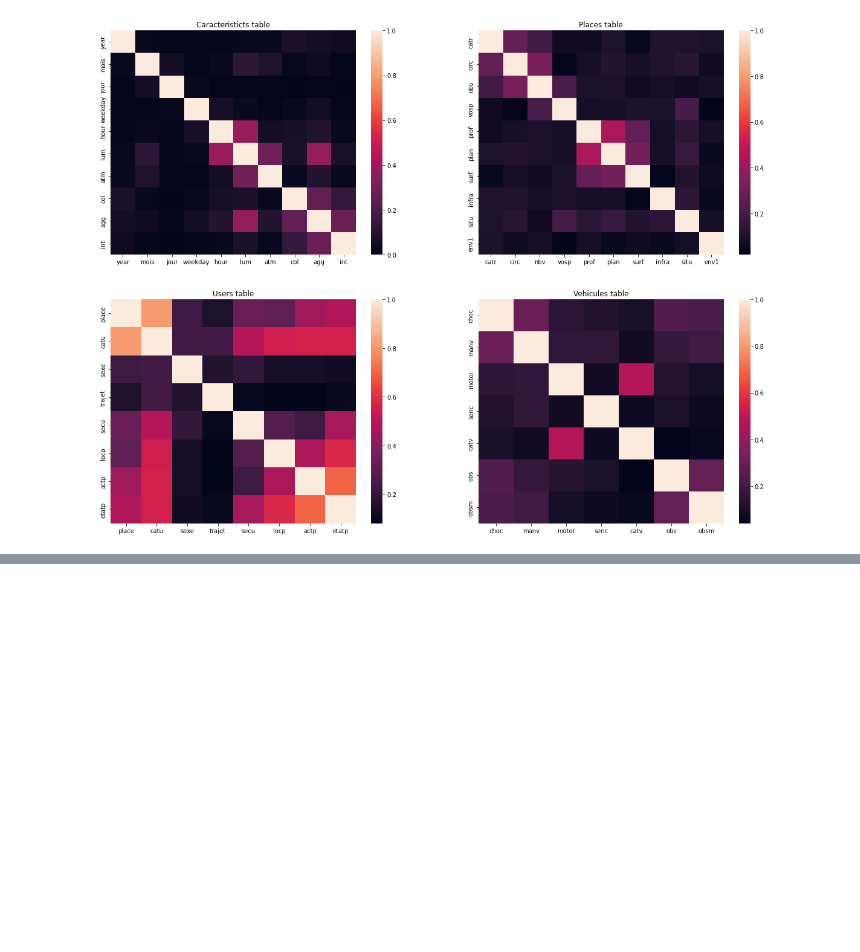
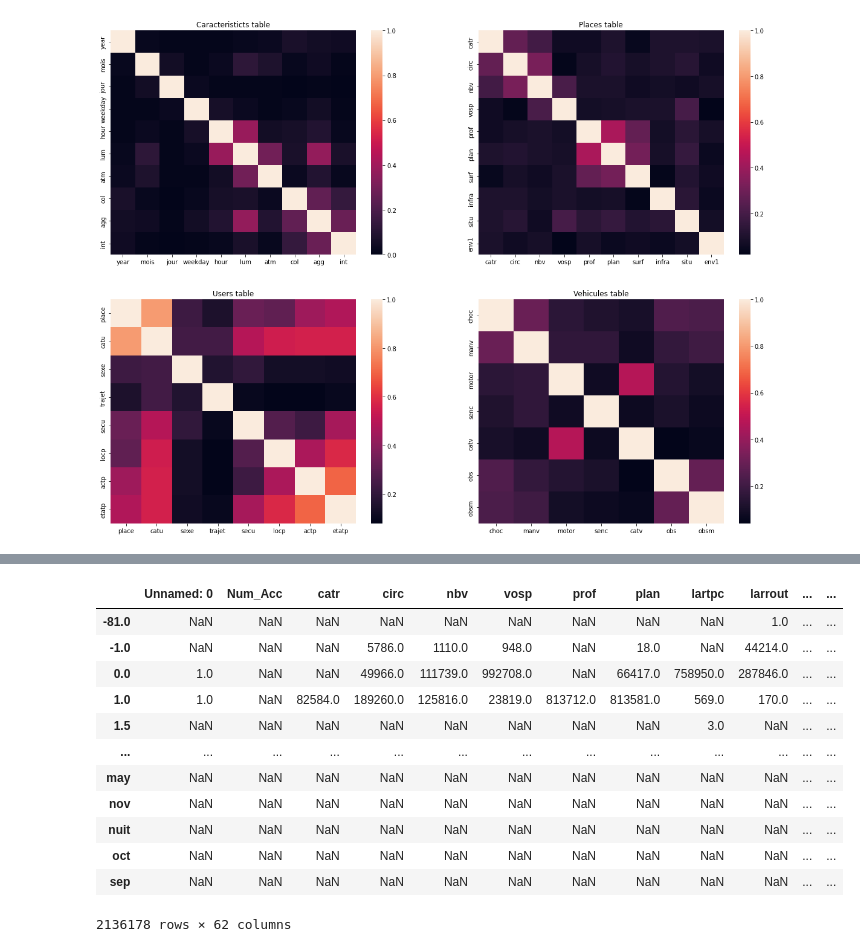
Before and after one commit to YacineHajjiDataScientist/20220814_dsProject, a Jupyter notebook: 20220821_projectDS.ipynb, the cells around one changed output, grey strips where cells are left out. Cells and saved outputs as stored; diff of their text form; code cells hidden in the pictures; blank space fills up the shorter version.

```diff
--- a/20220821_projectDS.ipynb
+++ b/20220821_projectDS.ipynb
@@ -1946,0 +1962,16 @@ Name: grav, dtype: float64
+# %%
+dfPool.apply(pd.Series.value_counts)
+# %% [output]
+|  | Unnamed: 0 | Num_Acc | catr | circ | nbv | vosp | prof | plan | lartpc | larrout | ... | ... |
+| -81.0 | NaN | NaN | NaN | NaN | NaN | NaN | NaN | NaN | NaN | 1.0 | ... | ... |
+| -1.0 | NaN | NaN | NaN | 5786.0 | 1110.0 | 948.0 | NaN | 18.0 | NaN | 44214.0 | ... | ... |
+| 0.0 | 1.0 | NaN | NaN | 49966.0 | 111739.0 | 992708.0 | NaN | 66417.0 | 758950.0 | 287846.0 | ... | ... |
+| 1.0 | 1.0 | NaN | 82584.0 | 189260.0 | 125816.0 | 23819.0 | 813712.0 | 813581.0 | 569.0 | 170.0 | ... | ... |
+| 1.5 | NaN | NaN | NaN | NaN | NaN | NaN | NaN | NaN | 3.0 | NaN | ... | ... |
+| ... | ... | ... | ... | ... | ... | ... | ... | ... | ... | ... | ... | ... |
+| may | NaN | NaN | NaN | NaN | NaN | NaN | NaN | NaN | NaN | NaN | ... | ... |
+| nov | NaN | NaN | NaN | NaN | NaN | NaN | NaN | NaN | NaN | NaN | ... | ... |
+| nuit | NaN | NaN | NaN | NaN | NaN | NaN | NaN | NaN | NaN | NaN | ... | ... |
+| oct | NaN | NaN | NaN | NaN | NaN | NaN | NaN | NaN | NaN | NaN | ... | ... |
+| sep | NaN | NaN | NaN | NaN | NaN | NaN | NaN | NaN | NaN | NaN | ... | ... |
+2136178 rows × 62 columns
```
Also changed, not shown: parts of 18 cells of this notebook.
